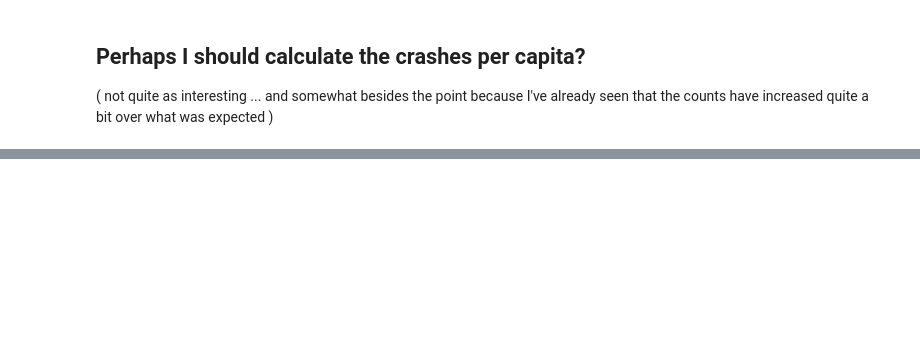
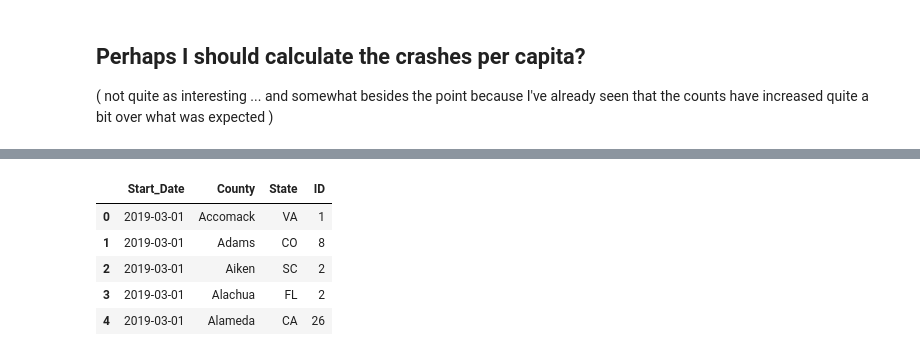
Before and after one commit to DJSherwood/ds_project1, a Jupyter notebook: crashes_and_covid.ipynb, the cells around one changed output, grey strips where cells are left out. Saved outputs shown, nothing was run; the diff lists cells and outputs as text; code cells hidden in the pictures; blank space fills up the shorter version.

```diff
--- a/crashes_and_covid.ipynb
+++ b/crashes_and_covid.ipynb
@@ -259,0 +291,9 @@ data_for_plot3 = data_for_plot3[data_for_plot3['Clusters'] > 1.0]
+# %%
+# create subset of data to show to be one year prior to March 12th, 2020 and
+# up to December 31st, 2020
+crashes_subset = crashes_df[ ( crashes_df['Start_Time'] > '2019-03-01' ) & ( crashes_df['Start_Time'] < '2021-01-01') ][['ID','Start_Date','County','State']]
+# remove duplicates
+crashes_subset = crashes_subset.drop_duplicates(subset='ID')
+# perform the aggregation
+crashes_subset = crashes_subset.groupby(['Start_Date','County','State']).agg({'ID':'count'})
+crashes_subset = crashes_subset.reset_index()
@@ -259,0 +319,9 @@ data_for_plot3 = data_for_plot3[data_for_plot3['Clusters'] > 1.0]
+# %%
+crashes_subset.head()
+# %% [output]
+|  | Start_Date | County | State | ID |
+| 0 | 2019-03-01 | Accomack | VA | 1 |
+| 1 | 2019-03-01 | Adams | CO | 8 |
+| 2 | 2019-03-01 | Aiken | SC | 2 |
+| 3 | 2019-03-01 | Alachua | FL | 2 |
+| 4 | 2019-03-01 | Alameda | CA | 26 |
```
Also changed, not shown: parts of 45 cells of this notebook.
